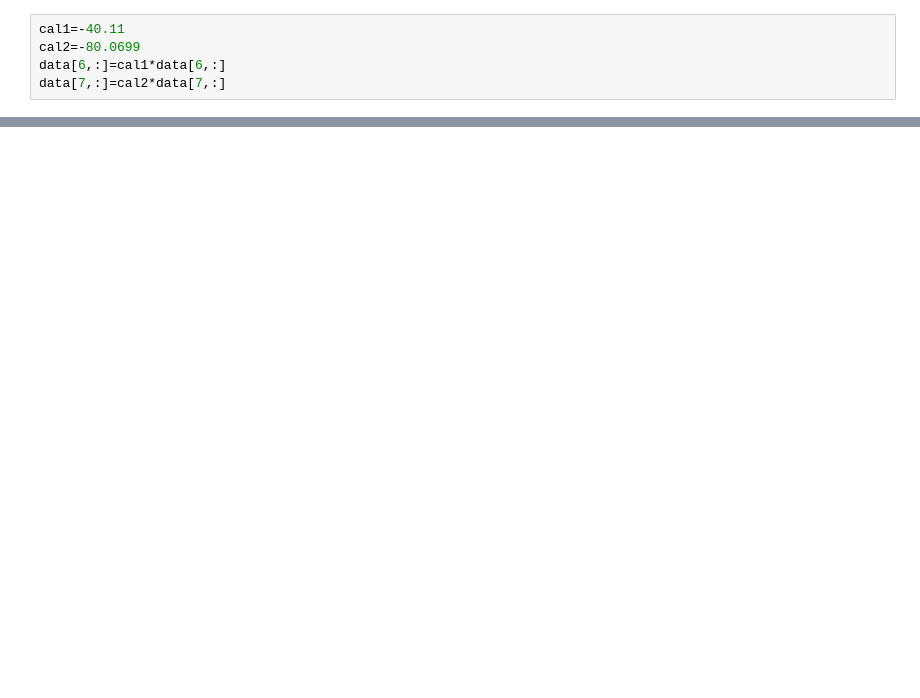
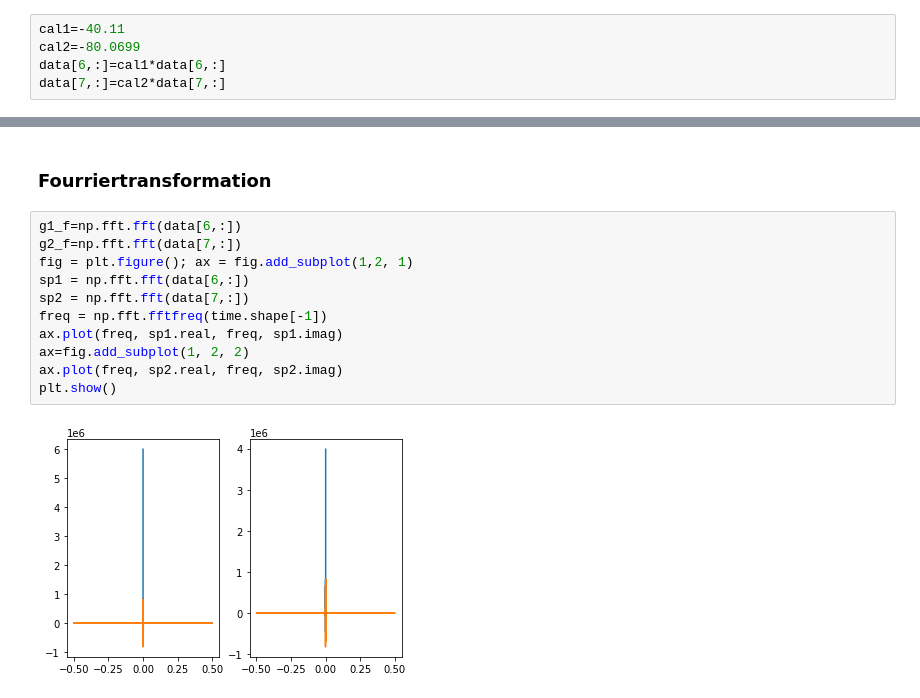
Before and after one commit to alexho11/Physical-Geodesy, a Jupyter notebook: lab6/main.ipynb, the cells around one changed output, grey strips where cells are left out. Drawn from its saved outputs; the diff is of its cells as text; blank space fills up the shorter version.

```diff
--- a/lab6/main.ipynb
+++ b/lab6/main.ipynb
@@ -36,0 +52,15 @@ data[7,:]=cal2*data[7,:]
+# %% [markdown]
+### Fourriertransformation
+# %%
+g1_f=np.fft.fft(data[6,:])
+g2_f=np.fft.fft(data[7,:])
+fig = plt.figure(); ax = fig.add_subplot(1,2, 1)
+sp1 = np.fft.fft(data[6,:])
+sp2 = np.fft.fft(data[7,:])
+freq = np.fft.fftfreq(time.shape[-1])
+ax.plot(freq, sp1.real, freq, sp1.imag)
+ax=fig.add_subplot(1, 2, 2)
+ax.plot(freq, sp2.real, freq, sp2.imag)
+plt.show()
+# %% [output]
+[figure, added]
```
Also changed, not shown: parts of 9 cells of this notebook.
